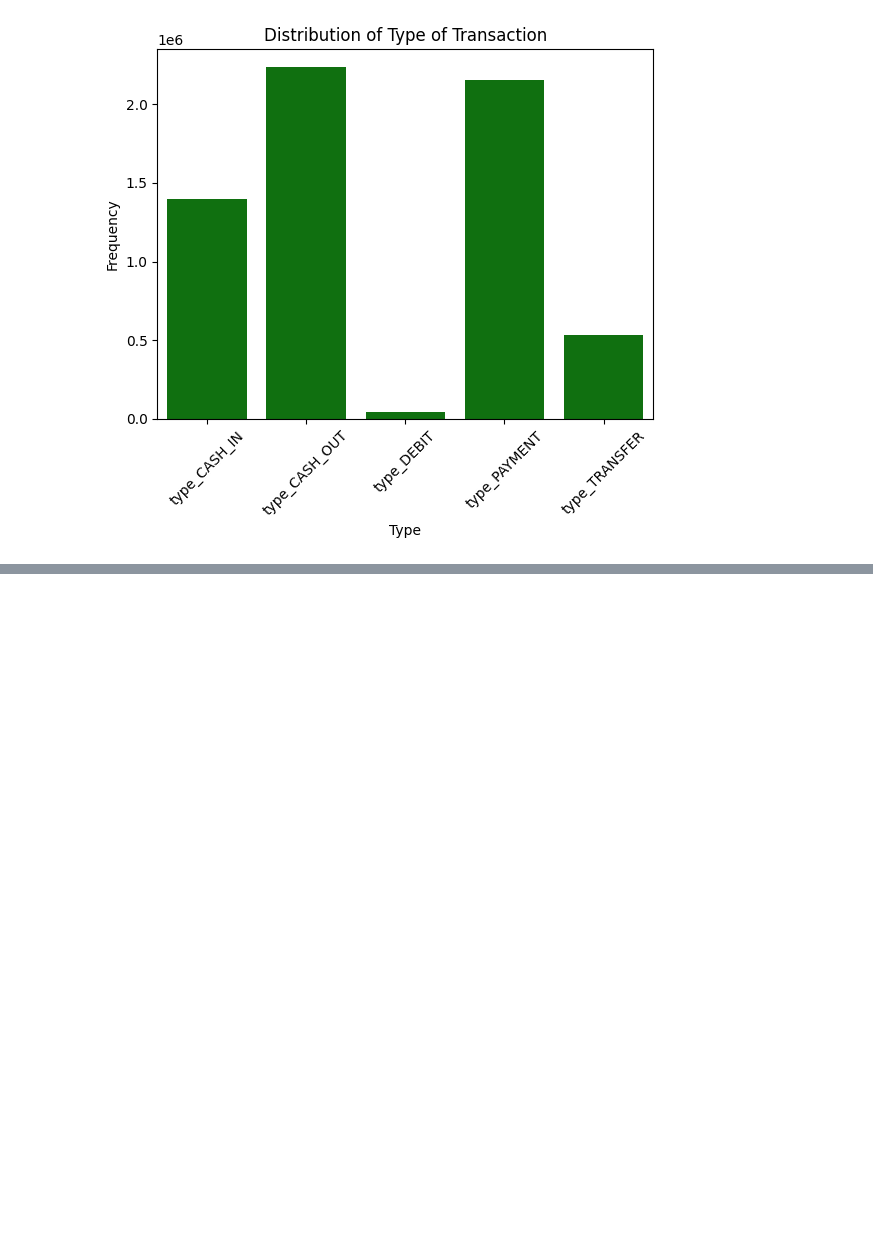
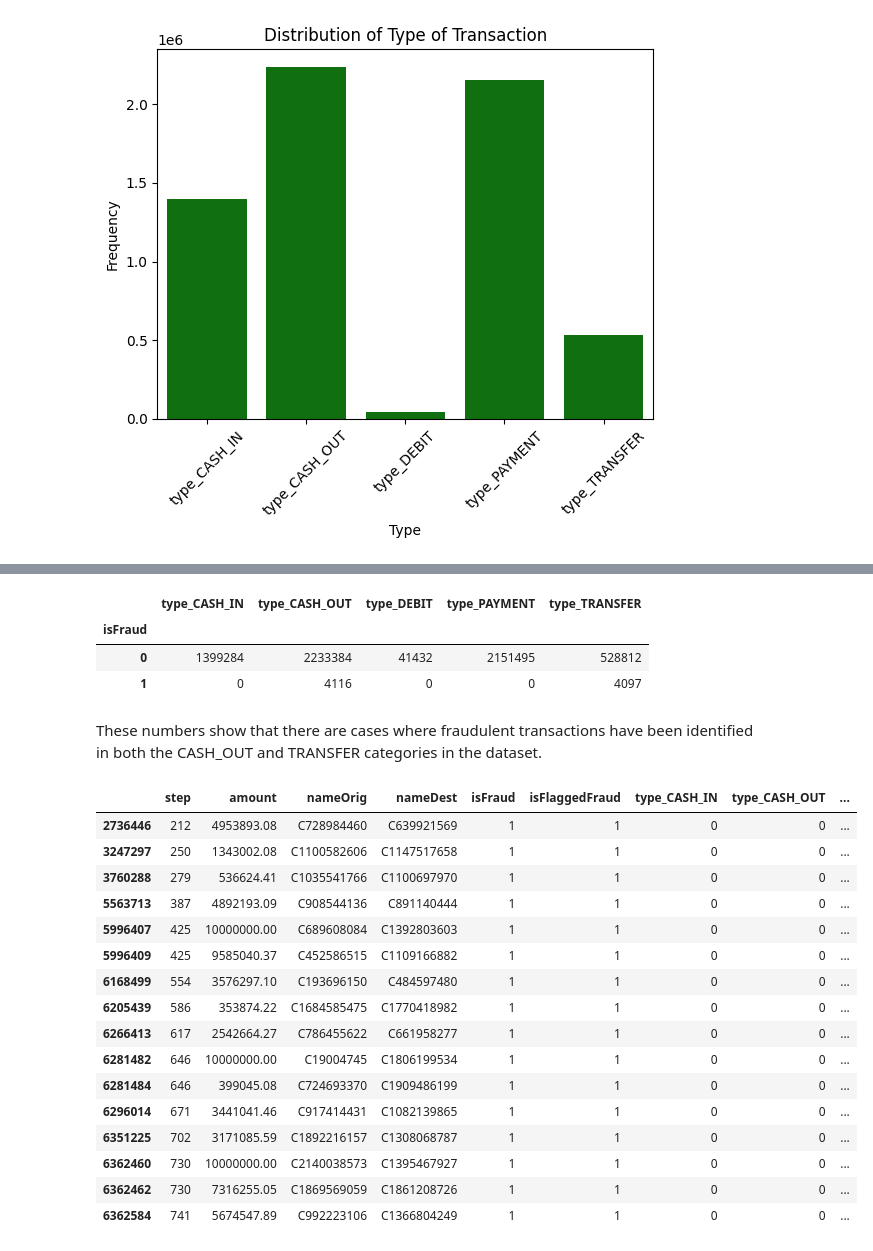
Before and after one commit to meleknurs/ml_projects, a Jupyter notebook: fraud_detection/fraud_detection.ipynb, the cells around one changed output, grey strips where cells are left out. Drawn from its saved outputs; the diff is of its cells as text; code cells hidden in the pictures; blank space fills up the shorter version.

```diff
--- a/fraud_detection/fraud_detection.ipynb
+++ b/fraud_detection/fraud_detection.ipynb
@@ -134,0 +164,37 @@ plt.show()
+# %%
+# Calculate counts of each transaction type by 'isFraud'
+grouped = df.groupby('isFraud')[['type_CASH_IN', 'type_CASH_OUT', 'type_DEBIT', 'type_PAYMENT', 'type_TRANSFER']].sum()
+grouped
+# %% [output]
+|  | type_CASH_IN | type_CASH_OUT | type_DEBIT | type_PAYMENT | type_TRANSFER |
+| isFraud |  |  |  |  |  |
+| 0 | 1399284 | 2233384 | 41432 | 2151495 | 528812 |
+| 1 | 0 | 4116 | 0 | 0 | 4097 |
+# %% [markdown]
+These numbers show that there are cases where fraudulent transactions have been identified in both the CASH_OUT and TRANSFER categories in the dataset.
+# %%
+df['isFlaggedFraud'].sum()
+
+df['isFraud'].sum()
+
+# Check if isFlaggedFraud is 1 and inspect isFraud
+flagged_fraud_cases = df[df['isFlaggedFraud'] == 1]
+flagged_fraud_cases
+# %% [output]
+|  | step | amount | nameOrig | nameDest | isFraud | isFlaggedFraud | type_CASH_IN | type_CASH_OUT | ... |
+| 2736446 | 212 | 4953893.08 | C728984460 | C639921569 | 1 | 1 | 0 | 0 | ... |
+| 3247297 | 250 | 1343002.08 | C1100582606 | C1147517658 | 1 | 1 | 0 | 0 | ... |
+| 3760288 | 279 | 536624.41 | C1035541766 | C1100697970 | 1 | 1 | 0 | 0 | ... |
+| 5563713 | 387 | 4892193.09 | C908544136 | C891140444 | 1 | 1 | 0 | 0 | ... |
+| 5996407 | 425 | 10000000.00 | C689608084 | C1392803603 | 1 | 1 | 0 | 0 | ... |
+| 5996409 | 425 | 9585040.37 | C452586515 | C1109166882 | 1 | 1 | 0 | 0 | ... |
+| 6168499 | 554 | 3576297.10 | C193696150 | C484597480 | 1 | 1 | 0 | 0 | ... |
+| 6205439 | 586 | 353874.22 | C1684585475 | C1770418982 | 1 | 1 | 0 | 0 | ... |
+| 6266413 | 617 | 2542664.27 | C786455622 | C661958277 | 1 | 1 | 0 | 0 | ... |
+| 6281482 | 646 | 10000000.00 | C19004745 | C1806199534 | 1 | 1 | 0 | 0 | ... |
+| 6281484 | 646 | 399045.08 | C724693370 | C1909486199 | 1 | 1 | 0 | 0 | ... |
+| 6296014 | 671 | 3441041.46 | C917414431 | C1082139865 | 1 | 1 | 0 | 0 | ... |
+| 6351225 | 702 | 3171085.59 | C1892216157 | C1308068787 | 1 | 1 | 0 | 0 | ... |
+| 6362460 | 730 | 10000000.00 | C2140038573 | C1395467927 | 1 | 1 | 0 | 0 | ... |
+| 6362462 | 730 | 7316255.05 | C1869569059 | C1861208726 | 1 | 1 | 0 | 0 | ... |
+| 6362584 | 741 | 5674547.89 | C992223106 | C1366804249 | 1 | 1 | 0 | 0 | ... |
```
Also changed, not shown: parts of 3 cells of this notebook.
